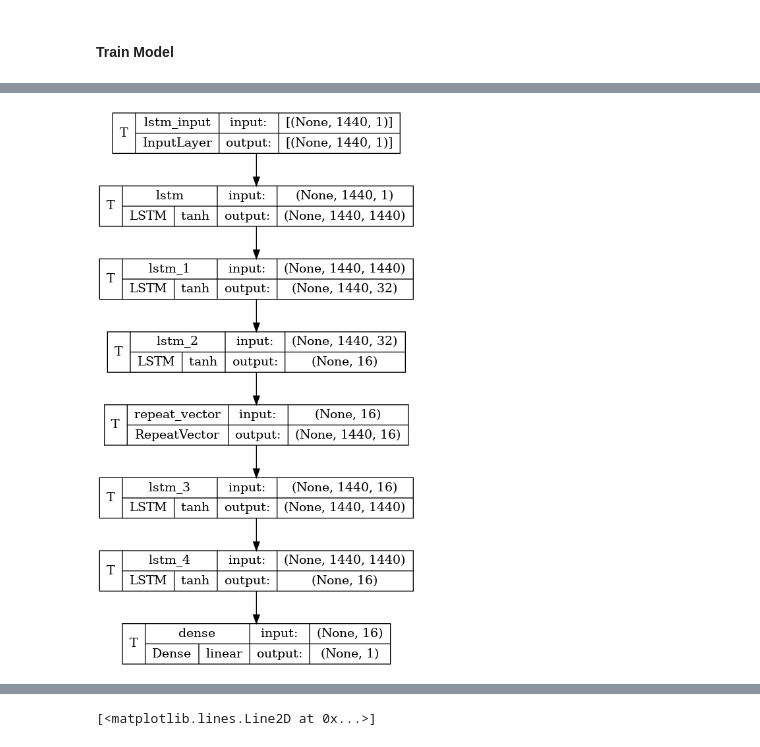
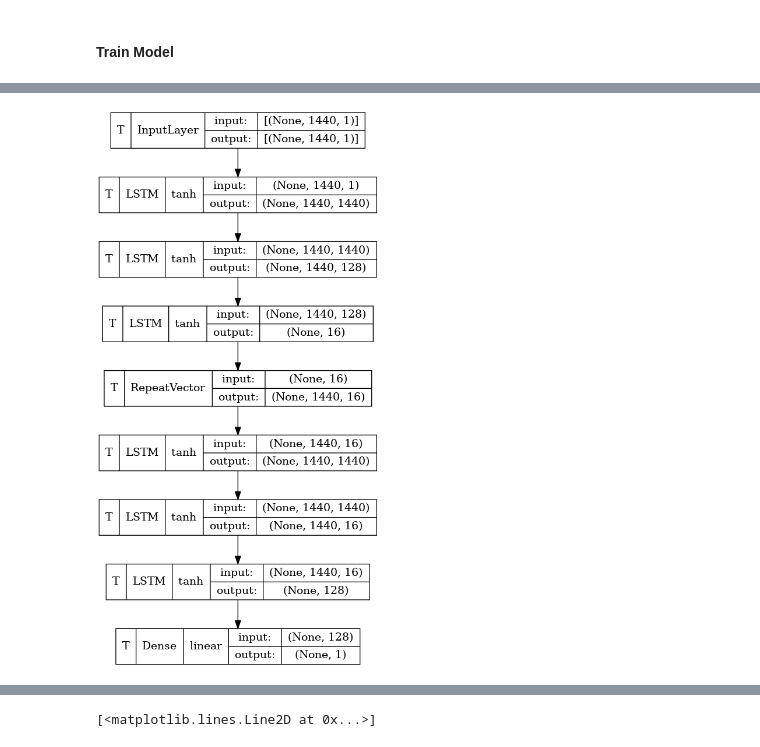
Before and after one commit to theabrahamaudu/Electricity_Use_Prediction, a Jupyter notebook: notebooks/model_exp.ipynb, the cells around one changed output, grey strips where cells are left out. Cells and saved outputs as stored; diff of their text form; code cells hidden in the pictures.

Commit message:
version 0.2.2 promising

```diff
--- a/notebooks/model_exp.ipynb
+++ b/notebooks/model_exp.ipynb
@@ -224,21 +225,24 @@ if gpus:
 # %%
 # Define Hyperparameters
-version = "0.1.0"
+version = "0.1.1"
 serie_size =  X_train.shape[1]
 n_features =  X_train.shape[2]
 
-epochs = 20
+epochs = 100
 batch = 16
-lr = 0.0001
+lr = 0.00001
 # %%
+from tensorflow.keras.layers import Bidirectional, Dropout, BatchNormalization
+
 # Build the model
 encoder_decoder = Sequential()
 encoder_decoder.add(L.LSTM(serie_size, activation='tanh', input_shape=(serie_size, n_features), return_sequences=True))
-encoder_decoder.add(L.LSTM(32, activation='tanh', return_sequences=True))
+encoder_decoder.add(L.LSTM(128, activation='tanh', return_sequences=True))
 encoder_decoder.add(L.LSTM(16, activation='tanh', return_sequences=False))
 encoder_decoder.add(L.RepeatVector(serie_size))
 encoder_decoder.add(L.LSTM(serie_size, activation='tanh', return_sequences=True))
-encoder_decoder.add(L.LSTM(16, activation='tanh', return_sequences=False))
+encoder_decoder.add(L.LSTM(16, activation='tanh', return_sequences=True))
+encoder_decoder.add(L.LSTM(128, activation='tanh', return_sequences=False))
 encoder_decoder.add(L.Dense(1))
 encoder_decoder.summary()
 
@@ -274,9 +278,9 @@ _________________________________________________________________
 # %%
 plot_model(encoder_decoder,
            show_shapes=True,
-           show_layer_names=True,
+           show_layer_names=False,
            show_layer_activations=True,
            show_trainable=True,
            to_file=f'../reports/figures/architecture_{version}.png')
 # %% [output]
-[figure, old version]
+[figure, new version]
```
Also changed, not shown: parts of 14 cells of this notebook, 15 other files.
